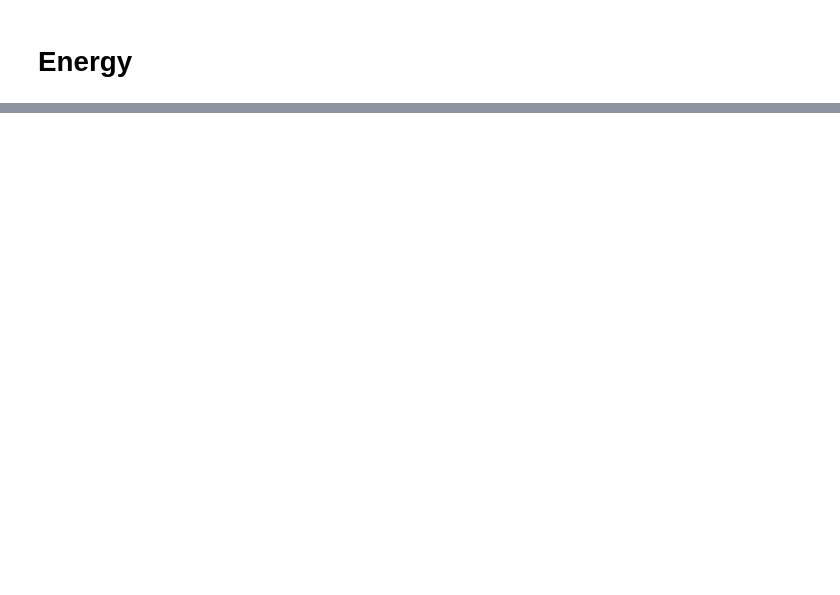
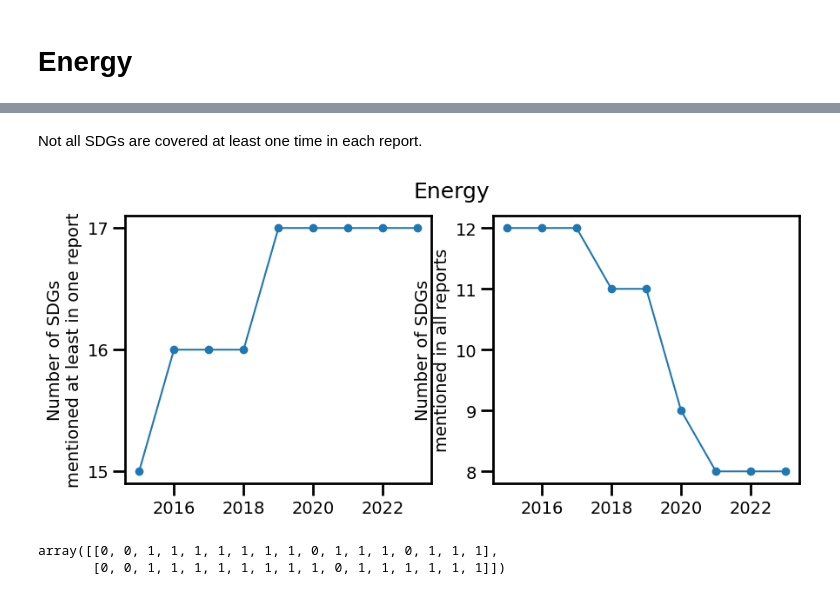
Before and after one commit to fabiosaracco/sdg_repos, a Jupyter notebook: 3_0_sdg2vec.ipynb, the cells around one changed output, grey strips where cells are left out. Cells and saved outputs as stored; diff of their text form; code cells hidden in the pictures; blank space fills up the shorter version.

```diff
--- a/3_0_sdg2vec.ipynb
+++ b/3_0_sdg2vec.ipynb
@@ -36,0 +83,9 @@ import file_organizer as fo
+# %%
+energy_bi={}
+for key in tqdm(energy_texts.keys()):
+    s_keys=list(energy_texts[key].keys())
+    n_docs=len(s_keys)
+    aux=np.zeros((n_docs, L_SDGS), dtype=int)
+    for i, s_key in enumerate(tqdm(s_keys, leave=False)):
+        aux[i]=text2vec(energy_texts[key][s_key])
+    energy_bi[key]=aux
@@ -36,0 +96,21 @@ import file_organizer as fo
+# %% [markdown]
+Not all SDGs are covered at least one time in each report.
+# %%
+fig, axs=plt.subplots(nrows=1, ncols=2, figsize=(10,4))
+axs[0].plot(range(2015, 2024), [np.sum(np.sum(energy_bi[key], axis=0)>0) for key in energy_bi.keys()], marker='o')
+axs[0].set_ylabel('Number of SDGs\nmentioned at least in one report', fontsize=14)
+axs[0].set_yticks(np.arange(15, 18, dtype=int))
+
+
+axs[1].plot(range(2015, 2024), [np.sum(np.sum(energy_bi[key], axis=0)==energy_bi[key].shape[0]) for key in energy_bi.keys()], marker='o')
+axs[1].set_ylabel('Number of SDGs\nmentioned in all reports', fontsize=14)
+axs[1].set_yticks(np.arange(8, 13, dtype=int))
+plt.suptitle('Energy', fontsize=18)
+plt.show()
+# %% [output]
+[figure, added]
+# %%
+energy_bi['2015']
+# %% [output]
+array([[0, 0, 1, 1, 1, 1, 1, 1, 1, 0, 1, 1, 1, 0, 1, 1, 1],
+       [0, 0, 1, 1, 1, 1, 1, 1, 1, 1, 0, 1, 1, 1, 1, 1, 1]])
```
Also changed, not shown: parts of 14 cells of this notebook, 1 other file.
